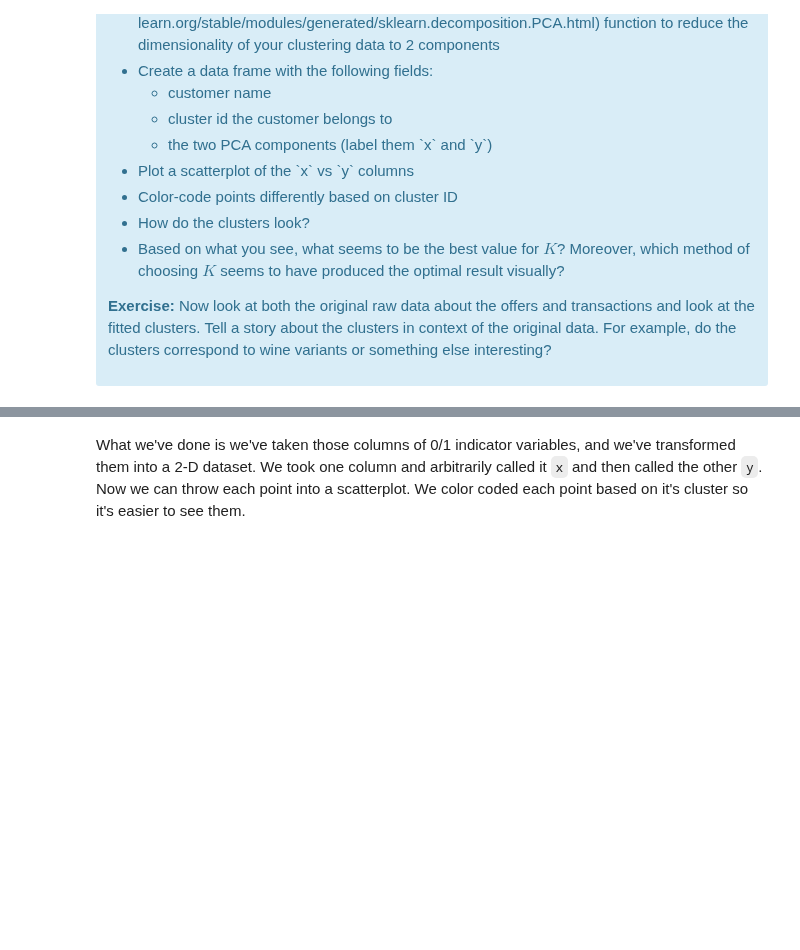
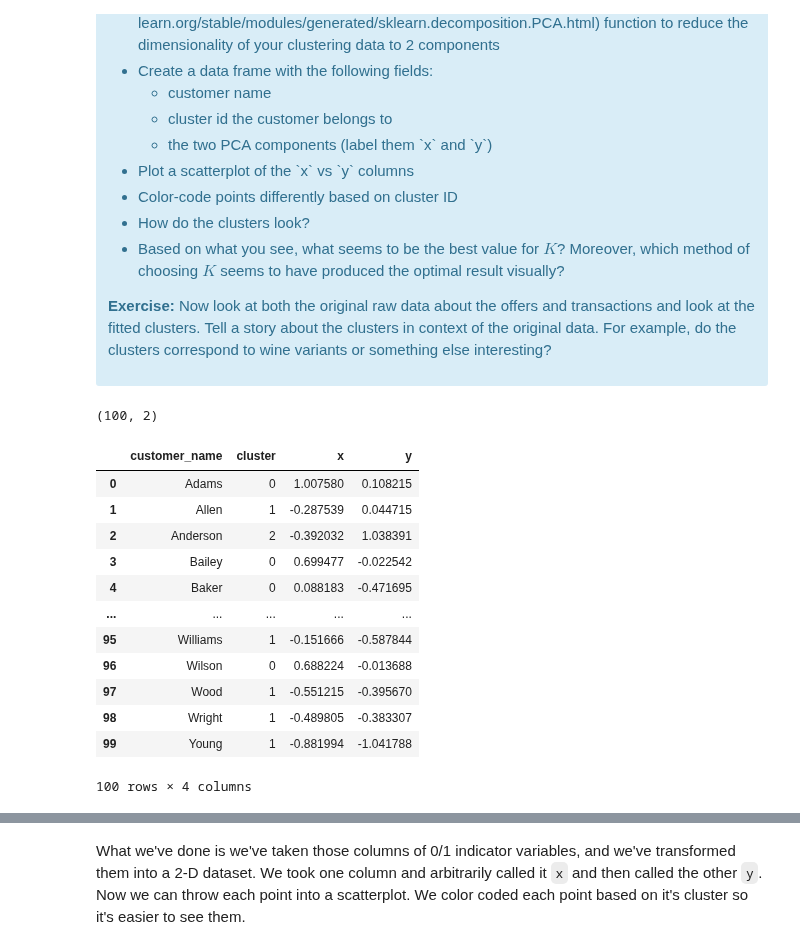
Before and after one commit to Khalif81/Customer-Segmentation-K-Means, a Jupyter notebook: Customer_Segmentation_K-Means.ipynb, the cells around one changed output, grey strips where cells are left out. Cells and saved outputs as stored; diff of their text form; code cells hidden in the pictures; blank space fills up the shorter version.

```diff
--- a/Customer_Segmentation_K-Means.ipynb
+++ b/Customer_Segmentation_K-Means.ipynb
@@ -219,3 +216,6 @@ array([[0, 0, 0, ..., 1, 0, 0],
        [1, 0, 0, ..., 0, 1, 0],
        [0, 0, 0, ..., 0, 0, 0],
        [0, 0, 0, ..., 0, 1, 1]], dtype=int64)
+# %%
+y=offer_pivot.iloc[:,0].to_numpy()
+y
@@ -436,0 +453,42 @@ This is only one use of PCA for dimension reduction. We can also use PCA when we
+# %%
+#your turn
+
+from sklearn.decomposition import PCA
+
+k_ = best_k
+model = KMeans(n_clusters=k_)
+model.fit(x_cols)
+labels = model.fit_predict(x_cols)
+
+model_pca = PCA(n_components=2)
+model_pca.fit(x_cols)
+trans_pca = model_pca.transform(x_cols)
+trans_pca.shape
+# %% [output]
+(100, 2)
+# %%
+xs = trans_pca[:,0]
+ys = trans_pca[:,1]
+
+df_pca_comp = pd.DataFrame( {'customer_name': y,
+                             'cluster': labels,
+                             'x': xs ,
+                             'y': ys
+                            }
+                          )
+
+df_pca_comp
+# %% [output]
+|  | customer_name | cluster | x | y |
+| 0 | Adams | 0 | 1.007580 | 0.108215 |
+| 1 | Allen | 1 | -0.287539 | 0.044715 |
+| 2 | Anderson | 2 | -0.392032 | 1.038391 |
+| 3 | Bailey | 0 | 0.699477 | -0.022542 |
+| 4 | Baker | 0 | 0.088183 | -0.471695 |
+| ... | ... | ... | ... | ... |
+| 95 | Williams | 1 | -0.151666 | -0.587844 |
+| 96 | Wilson | 0 | 0.688224 | -0.013688 |
+| 97 | Wood | 1 | -0.551215 | -0.395670 |
+| 98 | Wright | 1 | -0.489805 | -0.383307 |
+| 99 | Young | 1 | -0.881994 | -1.041788 |
+100 rows × 4 columns
```
Also changed, not shown: parts of 13 cells of this notebook.
